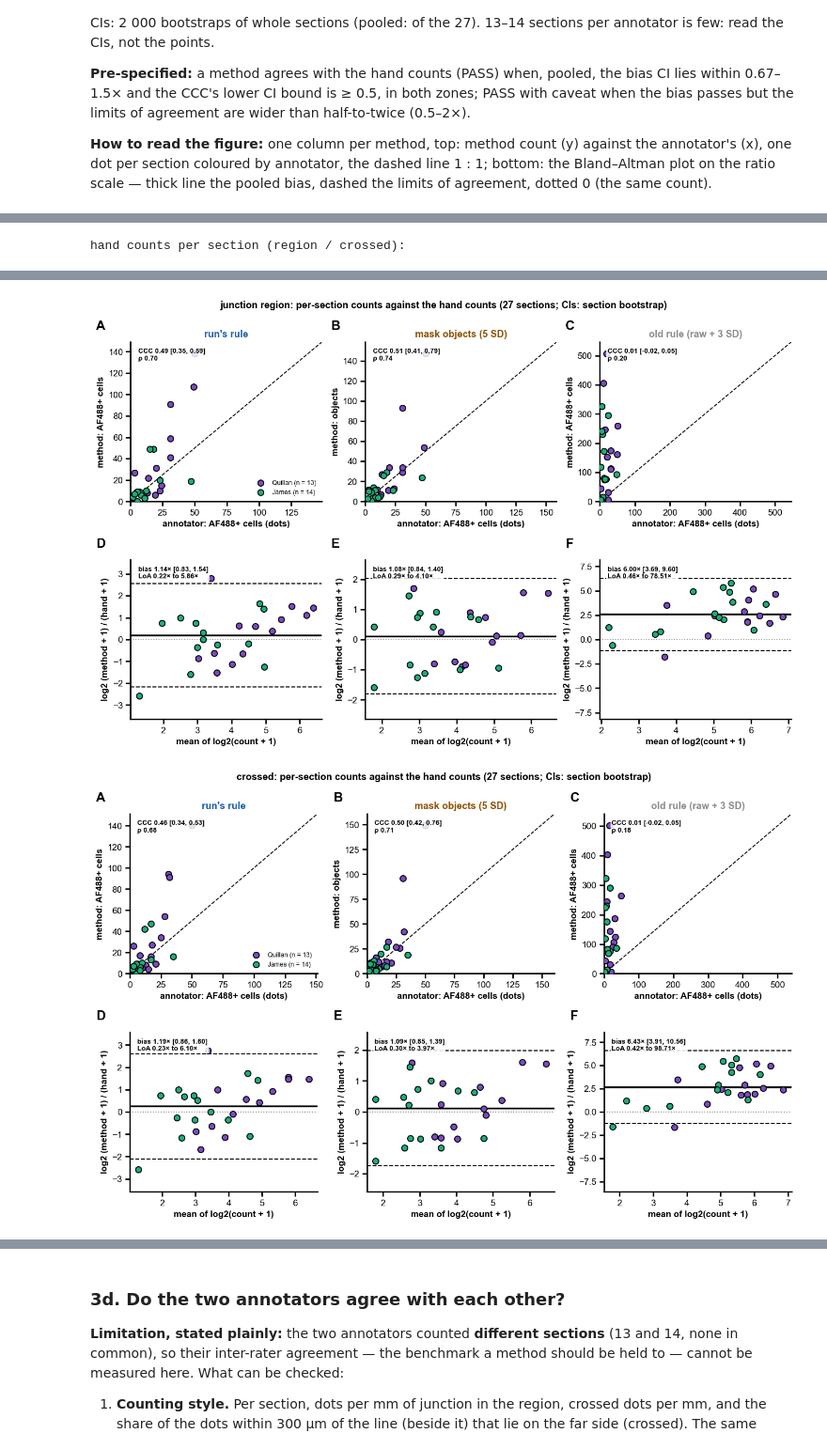
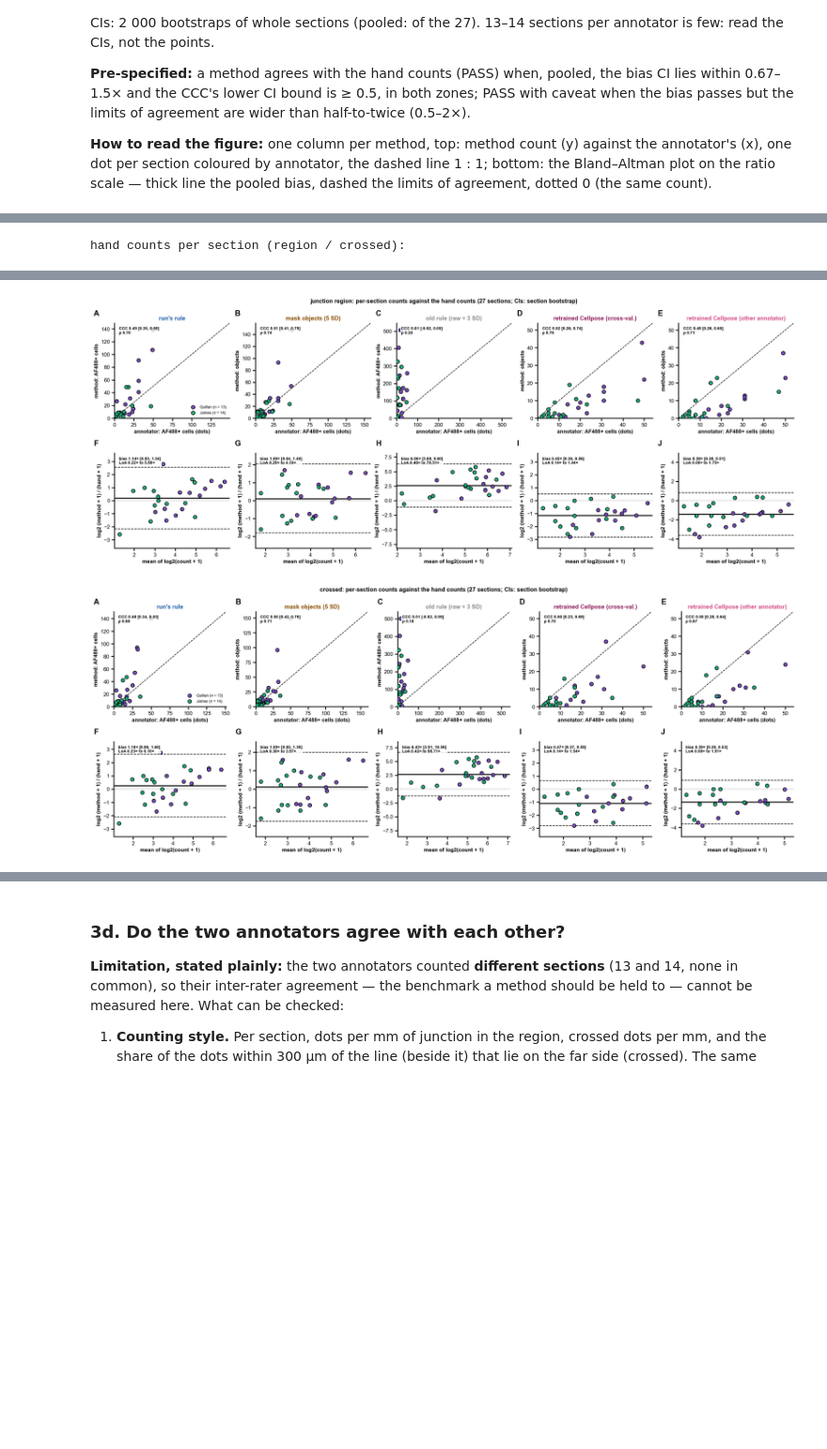
Before and after one commit to daggermaster3000/ARGUS, a Jupyter notebook: notebooks/publication/01_pipeline_validation.ipynb, the cells around one changed output, grey strips where cells are left out. Shown at 94% size. Cells and saved outputs as stored; diff of their text form; code cells hidden in the pictures; blank space fills up the shorter version.

Commit message:
feat(notebooks): Cellpose fine-tuned on the annotators' AF488 clicks, cross-validated, compared with every positivity method
Co-Authored-By: Claude Opus 5.5 (1M context) <noreply@anthropic.com>

```diff
--- a/notebooks/publication/01_pipeline_validation.ipynb
+++ b/notebooks/publication/01_pipeline_validation.ipynb
@@ -1544,8 +1656,8 @@ CIs: 2 000 bootstraps of whole sections (pooled: of the 27). 13–14 sections pe
 **How to read the figure:** one column per method, top: method count (y) against the annotator's (x), one dot per section coloured by annotator, the dashed line 1 : 1; bottom: the Bland–Altman plot on the ratio scale — thick line the pooled bias, dashed the limits of agreement, dotted 0 (the same count).
 # %%
 def count_of(name, method, zone):
-    if method == BODIES:
-        return int(in_zone(OBJECTS[name], zone).sum())
+    if method in OBJ_TABLES:
+        return int(in_zone(OBJ_TABLES[method][name], zone).sum())
     c = CELLS[name]
     return int((c[method].to_numpy(bool) & in_zone(c, zone)).sum())
 
@@ -1608,7 +1720,7 @@ def agreement_figure(zone):
         ax.set_xlim(0, top)
         ax.set_ylim(0, top)
         ax.set_xlabel("annotator: AF488+ cells (dots)")
-        ax.set_ylabel(f"method: {'objects' if method == BODIES else 'AF488+ cells'}")
+        ax.set_ylabel(f"method: {'objects' if method in OBJ_TABLES else 'AF488+ cells'}")
         ax.set_title(method, color=METHOD_COLOURS[method])
         ax.text(0.04, 0.96, f"CCC {a['CCC']:.2f} [{a['CCC low']:.2f}, {a['CCC high']:.2f}]\nρ {a['Spearman ρ']:.2f}",
                 transform=ax.transAxes, va="top", fontsize=8.5, fontweight="bold", zorder=5,
@@ -1633,7 +1745,7 @@ def agreement_figure(zone):
                 bbox=dict(facecolor="white", edgecolor="none", alpha=0.85, pad=1.5))
     axes[0, 0].legend(fontsize=8, loc="lower right")
     panel_letters(axes)
-    fig.suptitle(f"{zone}: per-section counts against the hand counts (27 sections; CIs: section bootstrap)",
+    fig.suptitle(f"{zone}: per-section counts against the hand counts ({len(names)} sections; CIs: section bootstrap)",
                  fontsize=12, fontweight="bold")
     fig.tight_layout()
     return fig
@@ -1689,11 +1801,11 @@ for method in METHODS:
 hand counts per section (region / crossed):
 | annotator | James |  |  |  |  |  |  |  | ... |
 | name | 019-018_s16 | 020-019_s9 | 028-027_s9 | 032-031_s25 | 032-031_s9 | 034-033_s25 | 037-036_s3 | 038-037_s11 | ... |
 | zone |  |  |  |  |  |  |  |  | ... |
 | junction region | 7 | 5 | 18 | 23 | 12 | 15 | 8 | 8 | ... |
 | crossed | 6 | 4 | 17 | 17 | 10 | 12 | 5 | 8 | ... |
-[figure, old version]
+[figure, new version]
-[figure, old version]
+[figure, new version]
 [FAIL] 3b. Per-section counts agree with the hand counts: run's rule
     junction region: CCC 0.49 [0.35, 0.59], bias 1.14× [0.83, 1.54], LoA 0.22–5.86×, ρ 0.70, CCC on log₂ 0.63 [0.41, 0.76]; crossed: CCC 0.46 [0.34, 0.53], bias 1.19× [0.86, 1.60], LoA 0.23–6.10×, ρ 0 ...
 [FAIL] 3b. Per-section counts agree with the hand counts: mask objects (5 SD)
```
Also changed, not shown: parts of 15 cells of this notebook, 4 other files.
